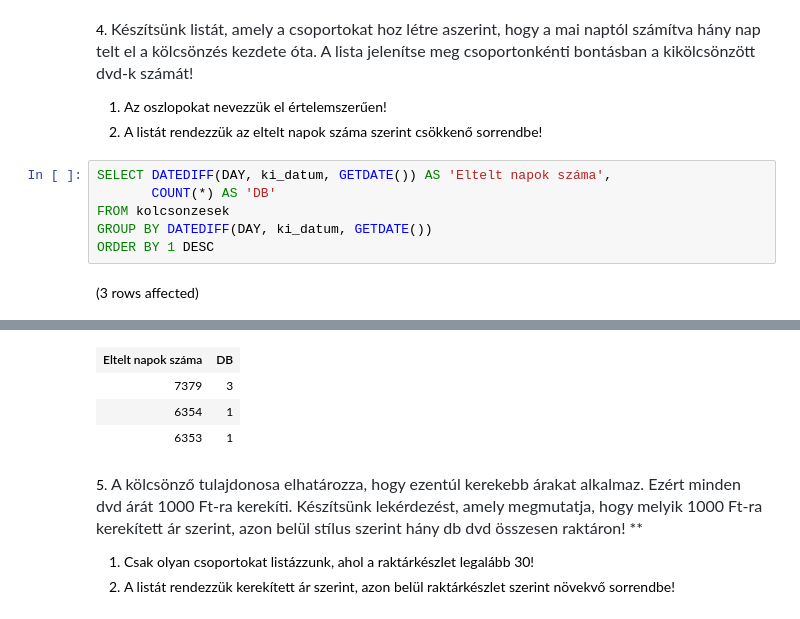
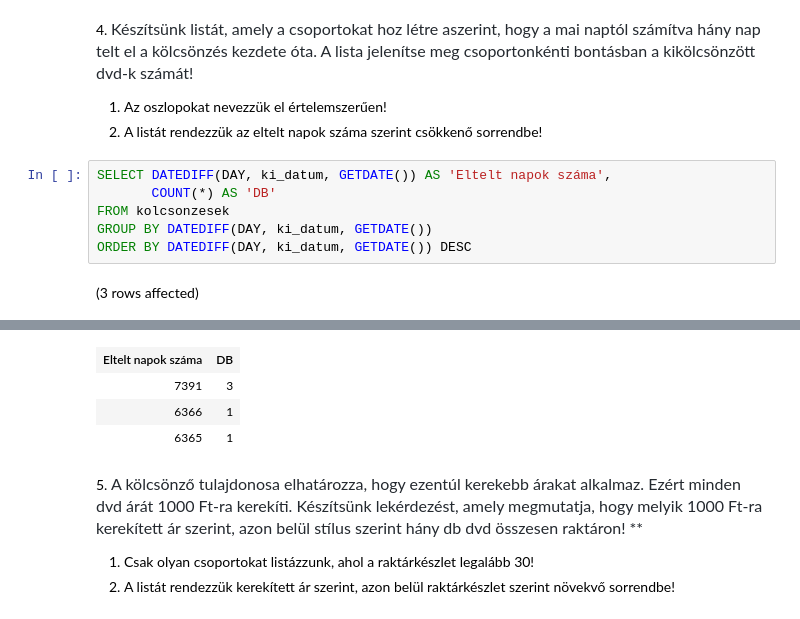
Before and after one commit to MikicsTamas/Adatb-zisok, a Jupyter notebook: gyakorlat02_feladatok .ipynb, the cells around one changed output, grey strips where cells are left out. Cells and saved outputs as stored; diff of their text form.

```diff
--- a/gyakorlat02_feladatok .ipynb
+++ b/gyakorlat02_feladatok .ipynb
@@ -88,6 +92,6 @@ SELECT DATEDIFF(DAY, ki_datum, GETDATE()) AS 'Eltelt napok száma',
        COUNT(*) AS 'DB'
 FROM kolcsonzesek
 GROUP BY DATEDIFF(DAY, ki_datum, GETDATE())
-ORDER BY 1 DESC
+ORDER BY DATEDIFF(DAY, ki_datum, GETDATE()) DESC
 # %% [output]
 (3 rows affected)
@@ -95,7 +99,7 @@ Total execution time: 00:00:00.031
 | Eltelt napok száma | DB |
-| 7379 | 3 |
-| 6354 | 1 |
-| 6353 | 1 |
+| 7391 | 3 |
+| 6366 | 1 |
+| 6365 | 1 |
 # %% [markdown]
 5. <span style="color: rgb(36, 41, 47); font-family: -apple-system, BlinkMacSystemFont, &quot;Segoe UI&quot;, Helvetica, Arial, sans-serif, &quot;Apple Color Emoji&quot;, &quot;Segoe UI Emoji&quot;; font-size: 16px;">A kölcsönző tulajdonosa elhatározza, hogy ezentúl kerekebb árakat alkalmaz. Ezért minden dvd árát 1000 Ft-ra kerekíti. Készítsünk lekérdezést, amely megmutatja, hogy melyik 1000 Ft-ra kerekített ár szerint, azon belül stílus szerint hány db dvd összesen raktáron! **</span>
 
```
Also changed, not shown: parts of 6 cells of this notebook.
